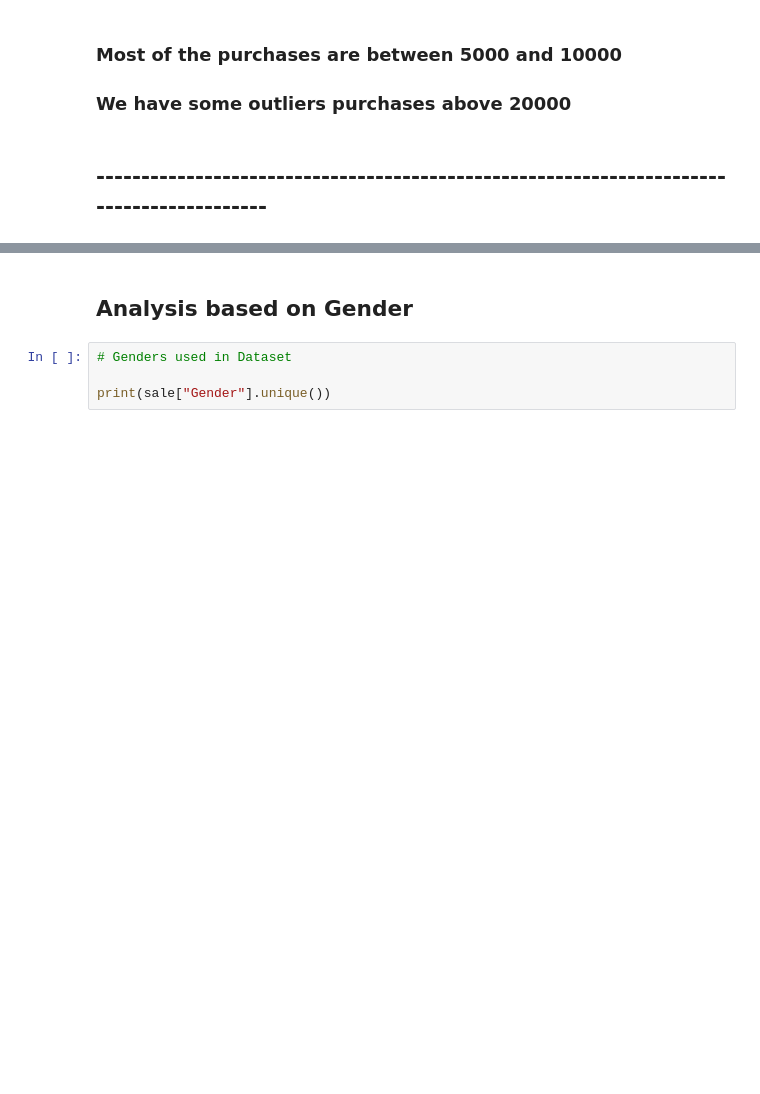
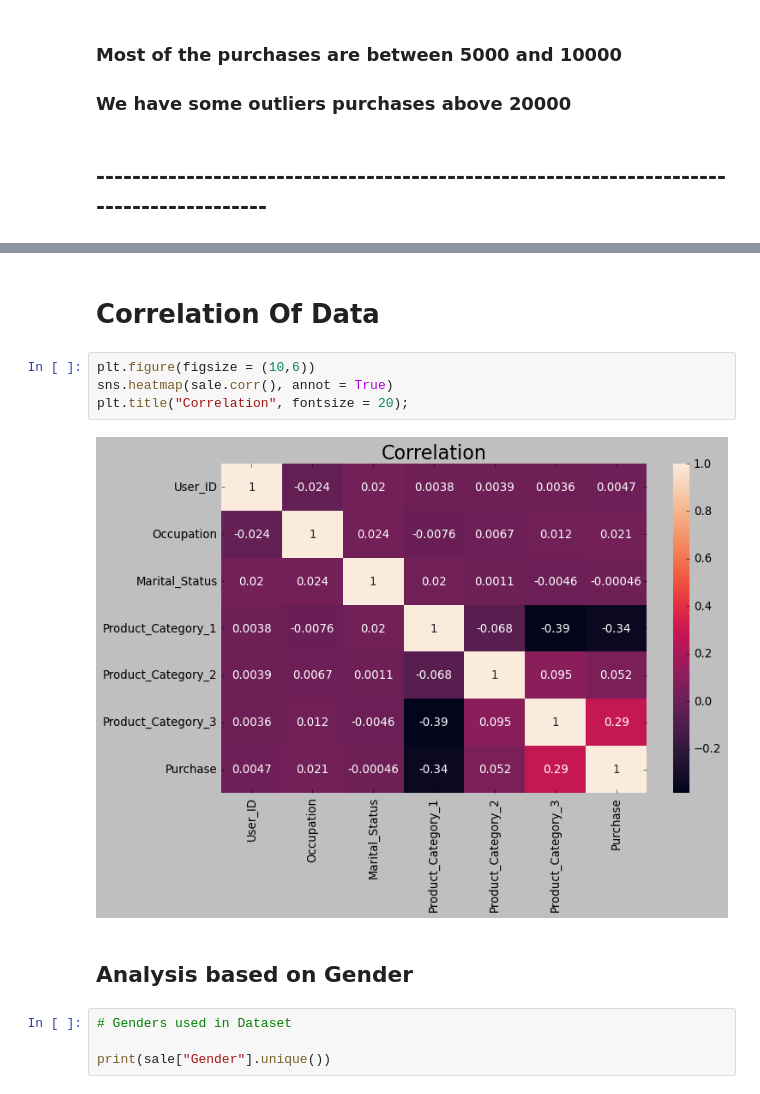
Before and after one commit to wackypiyush/PortfolioProjects, a Jupyter notebook: Black_Friday_Sale/Black_Friday.ipynb, the cells around one changed output, grey strips where cells are left out. Saved outputs shown, nothing was run; the diff lists cells and outputs as text; blank space fills up the shorter version.

```diff
--- a/Black_Friday_Sale/Black_Friday.ipynb
+++ b/Black_Friday_Sale/Black_Friday.ipynb
@@ -149,3 +173,11 @@ plt.show()
+# %% [markdown]
+# Correlation Of Data
+# %%
+plt.figure(figsize = (10,6))
+sns.heatmap(sale.corr(), annot = True)
+plt.title("Correlation", fontsize = 20);
+# %% [output]
+[figure, added]
 # %% [markdown]
 ## Analysis based on Gender
 # %%
```
Also changed, not shown: parts of 54 cells of this notebook.
